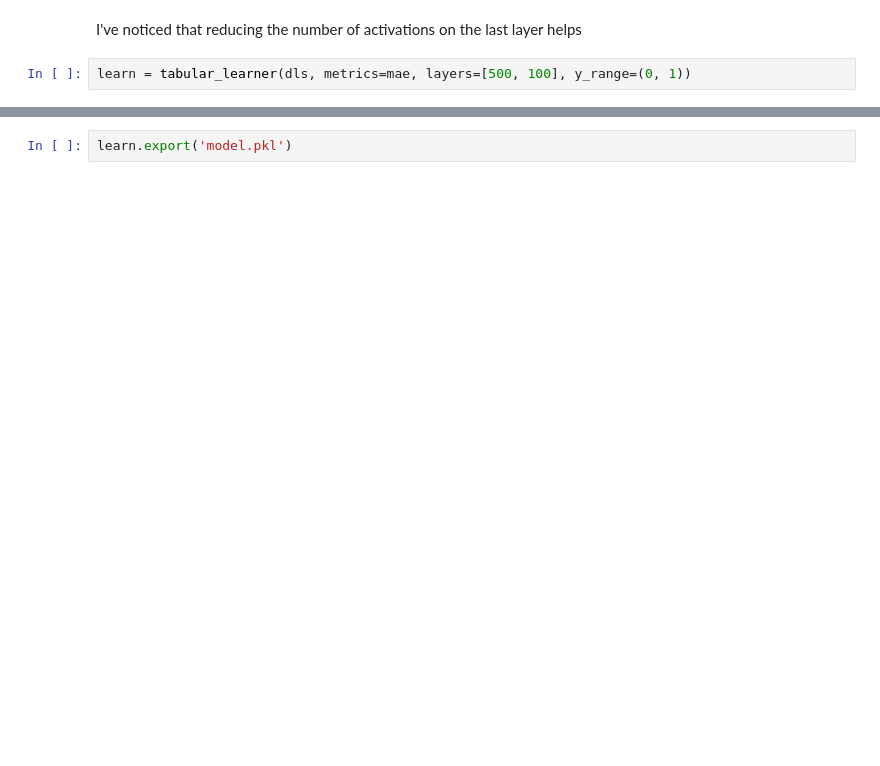
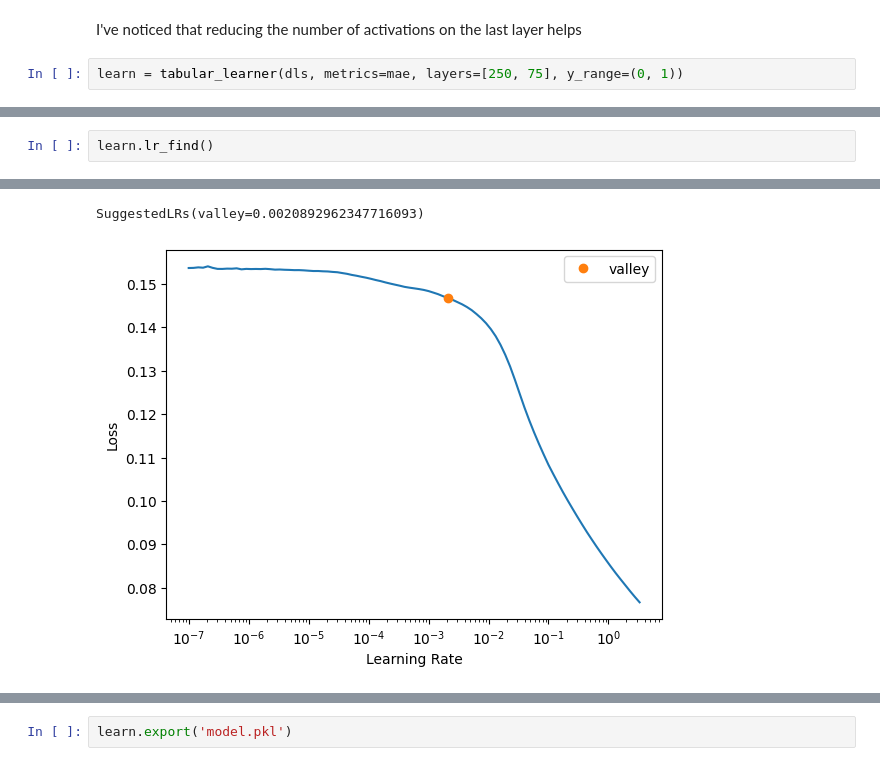
Before and after one commit to Magellol/montreal-aqi-predictions, a Jupyter notebook: index.ipynb, the cells around one changed output, grey strips where cells are left out. Cells and saved outputs as stored; diff of their text form; blank space fills up the shorter version.

```diff
--- a/index.ipynb
+++ b/index.ipynb
@@ -462,4 +480,4 @@ dls.show_batch()
 # %% [markdown]
 I've noticed that reducing the number of activations on the last layer helps
 # %%
-learn = tabular_learner(dls, metrics=mae, layers=[500, 100], y_range=(0, 1))
+learn = tabular_learner(dls, metrics=mae, layers=[250, 75], y_range=(0, 1))
@@ -470,0 +484,3 @@ lrs = learn.lr_find()
+# %%
+learn.lr_find()
+# %% [output]
@@ -471 +488,3 @@ lrs = learn.lr_find()
+SuggestedLRs(valley=0.0020892962347716093)
+[figure, added]
 # %%
```
Also changed, not shown: parts of 15 cells of this notebook.
